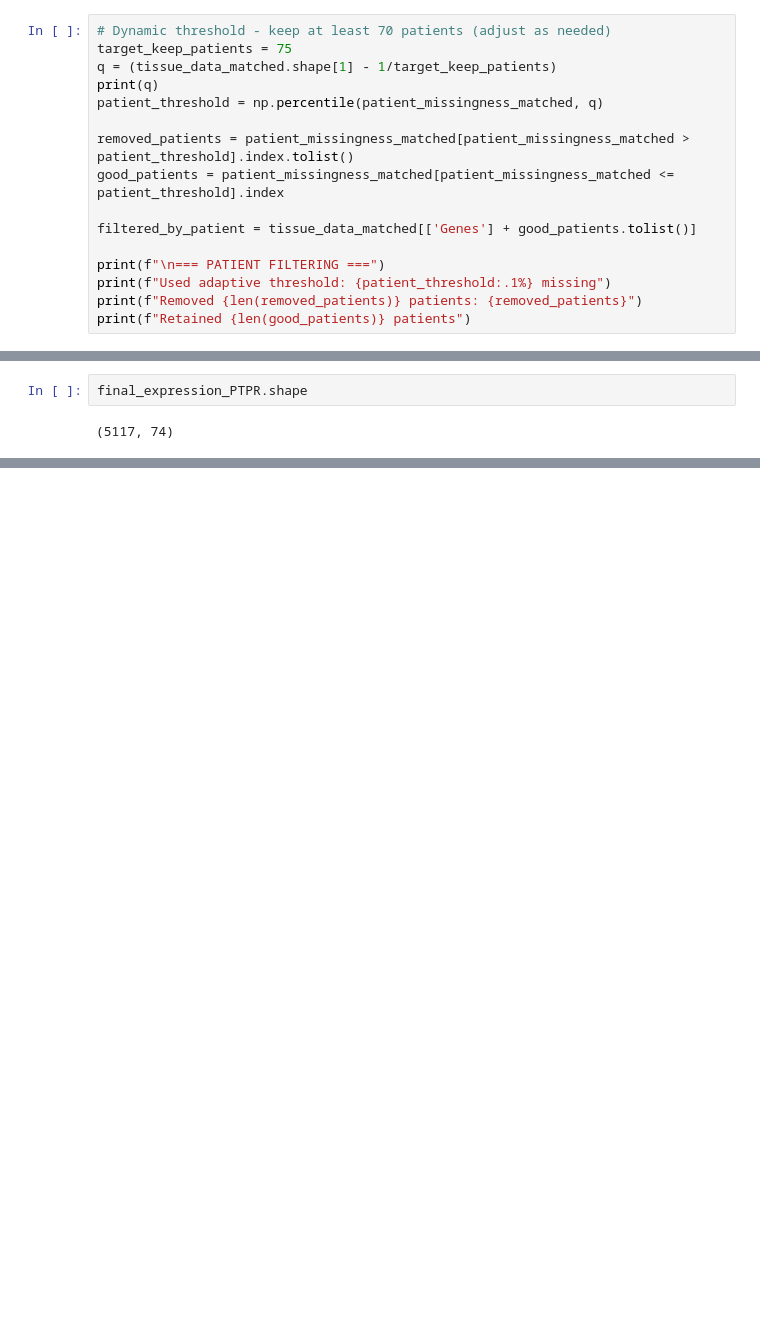
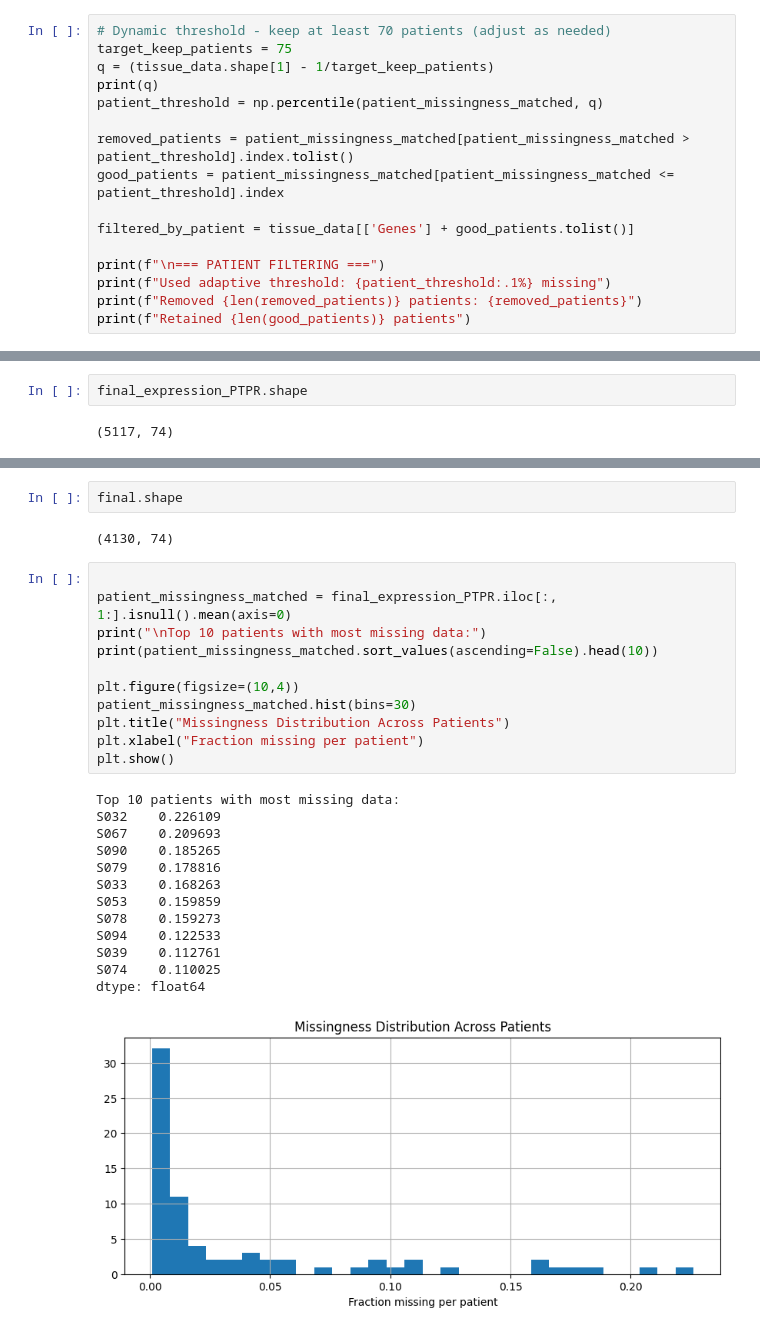
Before and after one commit to paulaliv/AAA_project, a Jupyter notebook: Tissue_preprocessing.ipynb, the cells around one changed output, grey strips where cells are left out. Drawn from its saved outputs; the diff is of its cells as text; blank space fills up the shorter version.

```diff
--- a/Tissue_preprocessing.ipynb
+++ b/Tissue_preprocessing.ipynb
@@ -229,14 +235,14 @@ Patients with high missingness can artifically inflate protein missingness
 # %%
 # Dynamic threshold - keep at least 70 patients (adjust as needed)
 target_keep_patients = 75
-q = (tissue_data_matched.shape[1] - 1/target_keep_patients)
+q = (tissue_data.shape[1] - 1/target_keep_patients)
 print(q)
 patient_threshold = np.percentile(patient_missingness_matched, q)
 
 removed_patients = patient_missingness_matched[patient_missingness_matched > patient_threshold].index.tolist()
 good_patients = patient_missingness_matched[patient_missingness_matched <= patient_threshold].index
 
-filtered_by_patient = tissue_data_matched[['Genes'] + good_patients.tolist()]
+filtered_by_patient = tissue_data[['Genes'] + good_patients.tolist()]
 
 print(f"\n=== PATIENT FILTERING ===")
 print(f"Used adaptive threshold: {patient_threshold:.1%} missing")
@@ -280,0 +363,29 @@ final_expression_PTPR.shape
+# %%
+final.shape
+# %% [output]
+(4130, 74)
+# %%
+
+patient_missingness_matched = final_expression_PTPR.iloc[:, 1:].isnull().mean(axis=0)
+print("\nTop 10 patients with most missing data:")
+print(patient_missingness_matched.sort_values(ascending=False).head(10))
+
+plt.figure(figsize=(10,4))
+patient_missingness_matched.hist(bins=30)
+plt.title("Missingness Distribution Across Patients")
+plt.xlabel("Fraction missing per patient")
+plt.show()
+# %% [output]
+Top 10 patients with most missing data:
+S032    0.226109
+S067    0.209693
+S090    0.185265
+S079    0.178816
+S033    0.168263
+S053    0.159859
+S078    0.159273
+S094    0.122533
+S039    0.112761
+S074    0.110025
+dtype: float64
+[figure, added]
```
Also changed, not shown: parts of 20 cells of this notebook, 2 other files.
